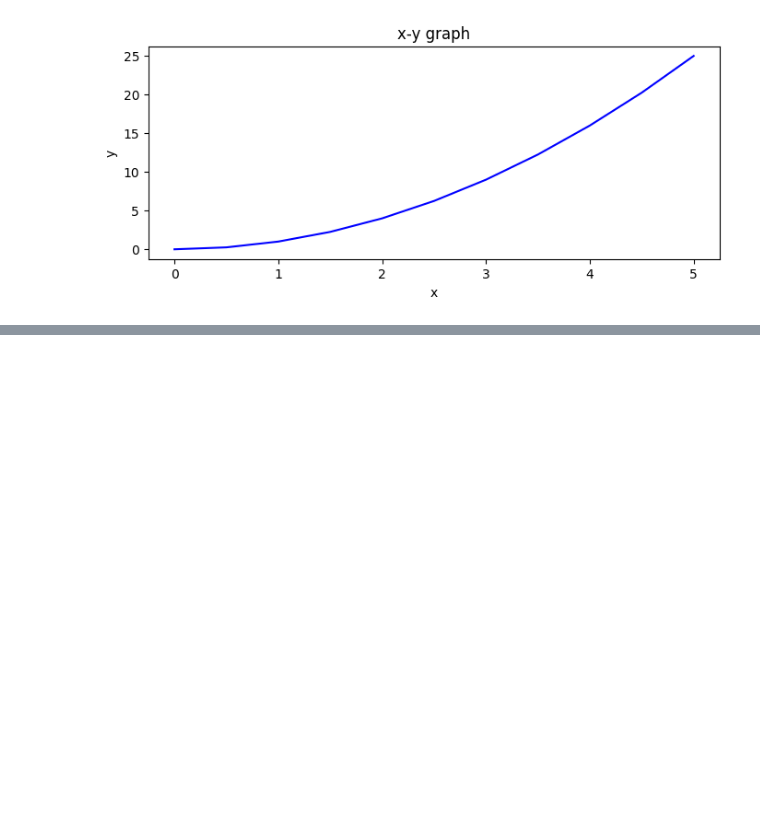
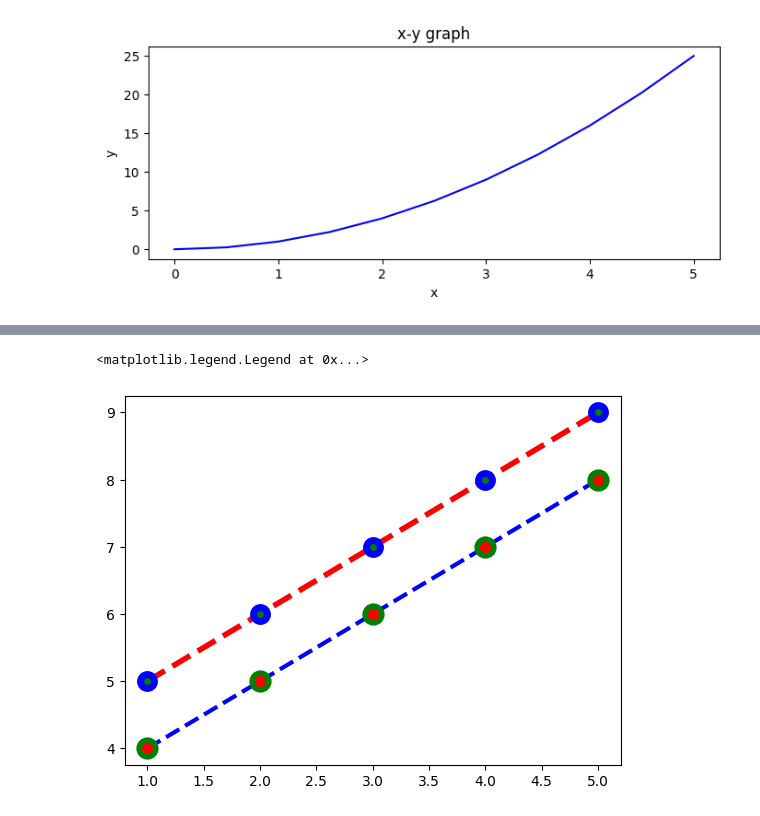
Before and after one commit to ashvikas23/DSL, a Jupyter notebook: prgm3.ipynb, the cells around one changed output, grey strips where cells are left out. Drawn from its saved outputs; the diff is of its cells as text; code cells hidden in the pictures; blank space fills up the shorter version.

```diff
--- a/prgm3.ipynb
+++ b/prgm3.ipynb
@@ -90,0 +101,37 @@ Text(0.5, 1.0, 'x-y graph')
+# %%
+ax.legend(loc = 1) #upper right
+ax.legend(loc =2)#upper left
+ax.legend(loc = 3) #lower left
+ax.legend(loc = 4) #lower right
+ax.legend(loc = 0 )#let matplotlib decide the optimal location
+# %% [output]
+<matplotlib.legend.Legend at 0x...>
+# %%
+import matplotlib.pyplot as plt
+import numpy as np
+
+x = np.arange(1, 6)
+
+plt.plot(x, x+3,
+         color='b',
+         lw=3,
+         linestyle='dashed',
+         marker='o',
+         markersize=12,
+         markeredgecolor='green',
+         markeredgewidth=4,
+         markerfacecolor='red')
+
+plt.plot(x, x+4,
+         color='r',
+         lw=4,
+         linestyle='dashed',
+         marker='o',
+         markersize=10,
+         markeredgecolor='blue',
+         markeredgewidth=5,
+         markerfacecolor='green')
+
+plt.show()
+# %% [output]
+[figure, added]
```
Also changed, not shown: parts of 1 cell of this notebook.
